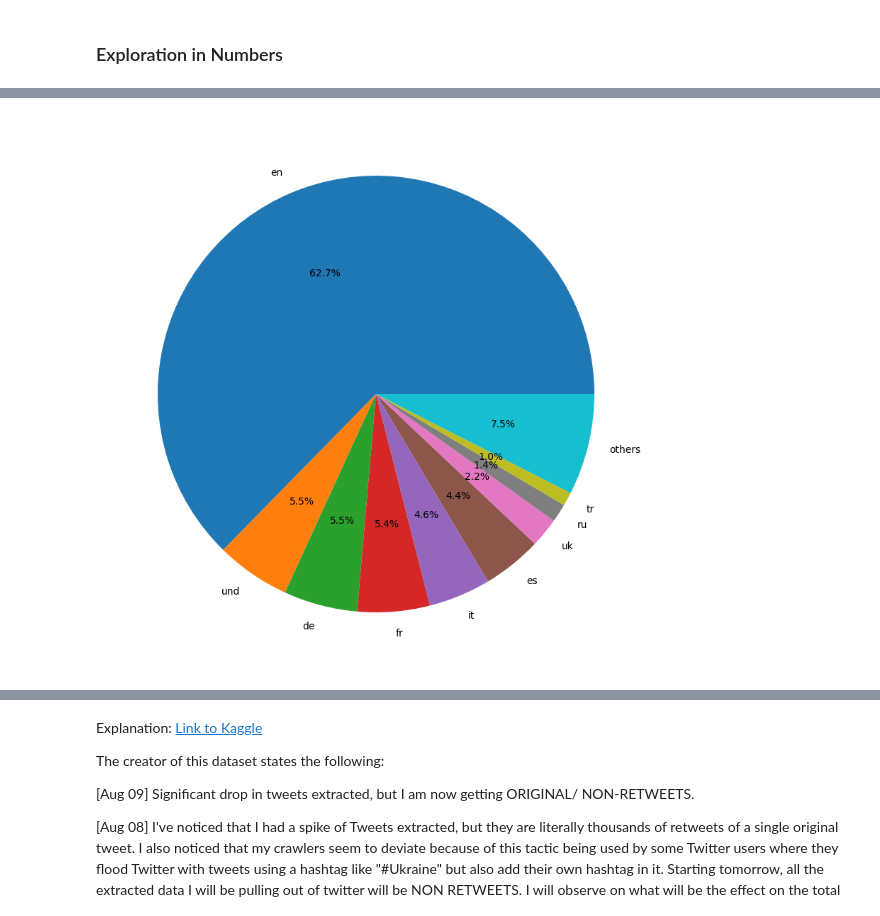
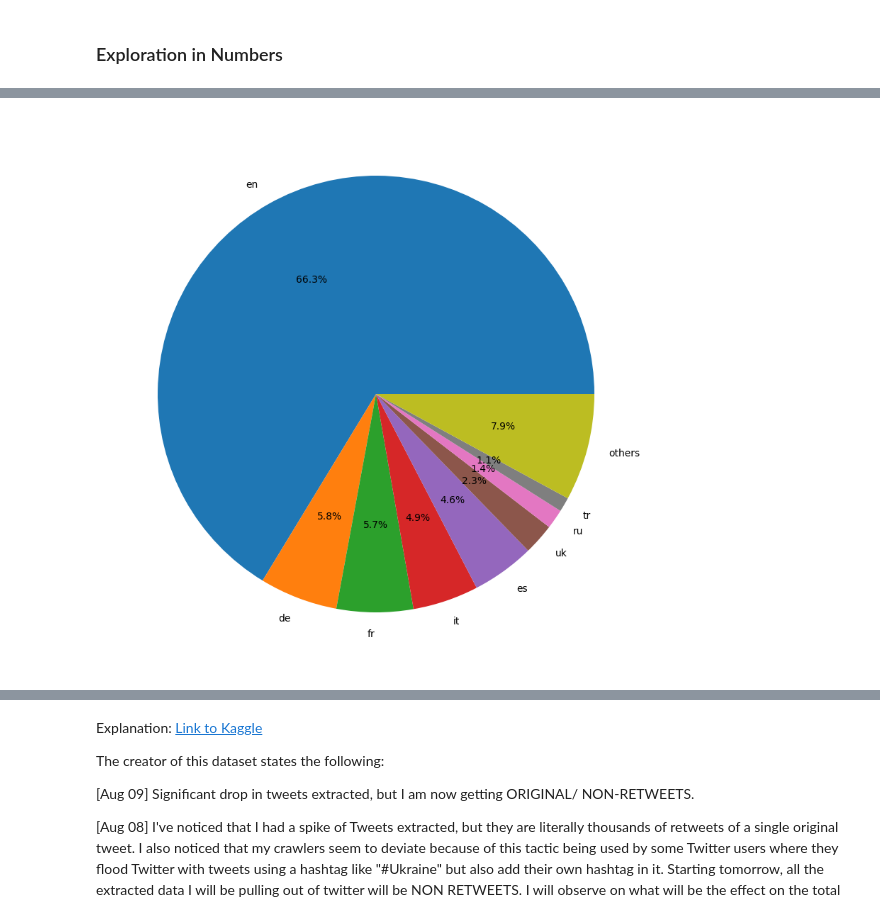
Before and after one commit to Freshpinguin/TopicAnalysisRUWTweets, a Jupyter notebook: Notebooks/FirstOpen.ipynb, the cells around one changed output, grey strips where cells are left out. Cells and saved outputs as stored; diff of their text form; code cells hidden in the pictures.

```diff
--- a/Notebooks/FirstOpen.ipynb
+++ b/Notebooks/FirstOpen.ipynb
@@ -40,6 +41,12 @@ import math
 # %% [markdown]
 ### Functionality for aggregating and loading the data
 # %%
+class OrigDataSchema(StrEnum):
+    IS_RETWEET = "is_retweet"
+    DATE = "tweetcreatedts"
+    ID = "tweetid"
+    TEXT = "text"
+
 def iterate_dataframes(path: str) -> Iterator[pd.DataFrame]:
     """
     Iterates over all .csv files in path as pd.DataFrame
@@ -58,12 +65,12 @@ def aggregate_dataframe(df: pd.DataFrame) -> Dict[str, Any]:
     df_la = df.groupby("language").count().reset_index()
     languages = df_la['language'].tolist()
     lang_counts = df_la['username'].tolist()
-    df['dupl'] = df.duplicated(subset="text") if not 'is_retweet' in df.columns else df.duplicated(subset="text") | df['is_retweet']
+    df['dupl'] = df.duplicated(subset="text") if  'is_retweet' not in df.columns else df.duplicated(subset="text") | df['is_retweet']
     languages_dupl = [la + "_dupl" for la in languages]
     lang_dupl_counts = df.groupby("language")['dupl'].sum().tolist()
     unique_user_count = df['userid'].unique().shape[0]
     row_count = df.shape[0]
-    duplicated_count = df.duplicated(subset="text").sum()
+    duplicated_count = df['dupl'].sum()#df.duplicated(subset="text").sum()
     date = df.iloc[0]['tweetcreatedts'][:10]
     aggregation = {'unique_users': unique_user_count,
                   'row_count': row_count,
@@ -96,7 +103,7 @@ def get_all_aggregated_data() -> pd.DataFrame:
     df_agg_2023 = pd.read_csv(path_2023)
     df_agg_2022 = pd.read_csv(path_2022)
 
-    df_agg = df_agg = pd.concat([df_agg_2022,df_agg_2023]).fillna(0)
+    df_agg = pd.concat([df_agg_2022,df_agg_2023]).fillna(0)
     return df_agg
 # %% [markdown]
 ### Create or load aggregated data
@@ -112,7 +119,7 @@ df_agg = get_all_aggregated_data()
 # %% [markdown]
 ### Functionality for data exploration
 # %%
-class DataSchema(StrEnum):
+class MetaDataSchema(StrEnum):
     USERS = "unique_users"
     ROWS = "row_count"
     DUPLICATED = "text_duplicated_count"
@@ -125,6 +132,8 @@ languages = np.array(['am', 'ar', 'bg', 'bn', 'ca', 'ckb', 'cs', 'cy', 'da', 'de
        'my', 'ne', 'nl', 'no', 'or', 'pa', 'pl', 'ps', 'pt', 'ro', 'ru', 'si',
        'sl', 'sr', 'sv', 'ta', 'te', 'th', 'tl', 'tr', 'uk', 'und', 'ur', 'vi',
        'zh','sd', 'km', 'lo', 'ug', 'bo'])
+
+selected_languages = np.array(['en','de','fr','it','es','uk','ru','others'])
 
 languages_dupl = np.array([la + "_dupl" for la in languages])
 language_counts = np.array([df_agg[la].sum() for la in languages])
@@ -184,10 +270,23 @@ bo         |               7 |      0.00% |     28.57%
 # %%
-language_counts = [df_agg[la].sum() for la in selected_lang]
-language_freq = np.array([la_co/sum(language_counts) for la_co in language_counts])
-freqs = language_freq[language_freq > 0.01]
-fig, ax = plt.subplots()
-ax.pie(freqs, labels=selected_lang, autopct='%1.1f%%')
-plt.show()
+def pi_lang_freq(df: pd.DataFrame, languages: np.ndarray[str], save_path: str=None) -> None:
+    """
+    Sums up the languages in languages in df and shows freqencies in a pie chart.
+    """
+    for la in languages:
+        if not la in df.columns:
+            raise KeyError(f"Language: {la} not in df columns.")
+
+    language_counts = [df[la].sum() for la in languages]
+    language_freq = np.array([la_co/sum(language_counts) for la_co in language_counts])
+    freqs = language_freq
+    fig, ax = plt.subplots()
+    ax.pie(freqs, labels=languages, autopct='%1.1f%%')
+
+    if save_path:
+        plt.savefig(save_path)
+    plt.show()
+
+pi_lang_freq(df_agg, selected_languages)
 # %% [output]
-[figure, old version]
+[figure, new version]
 # %%
```
Also changed, not shown: parts of 15 cells of this notebook.
